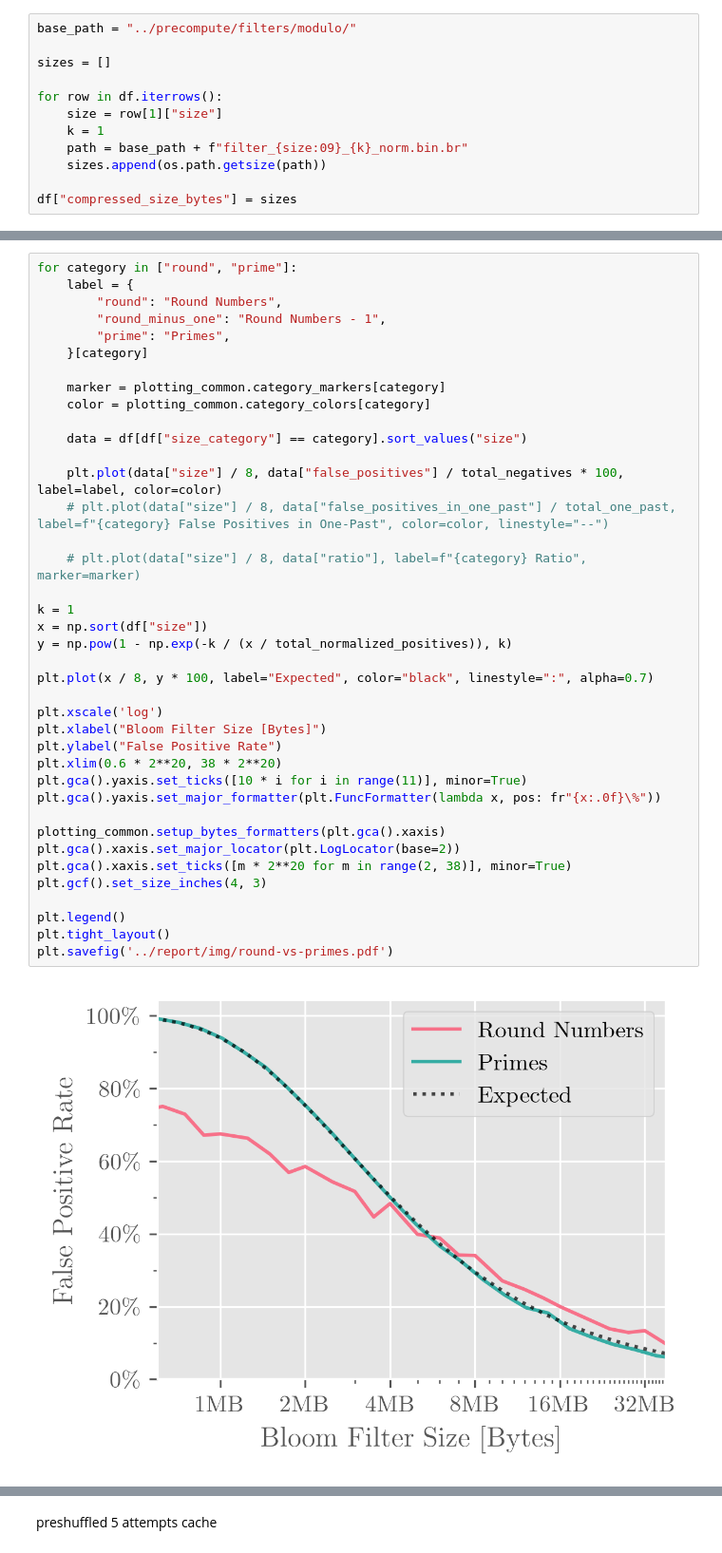
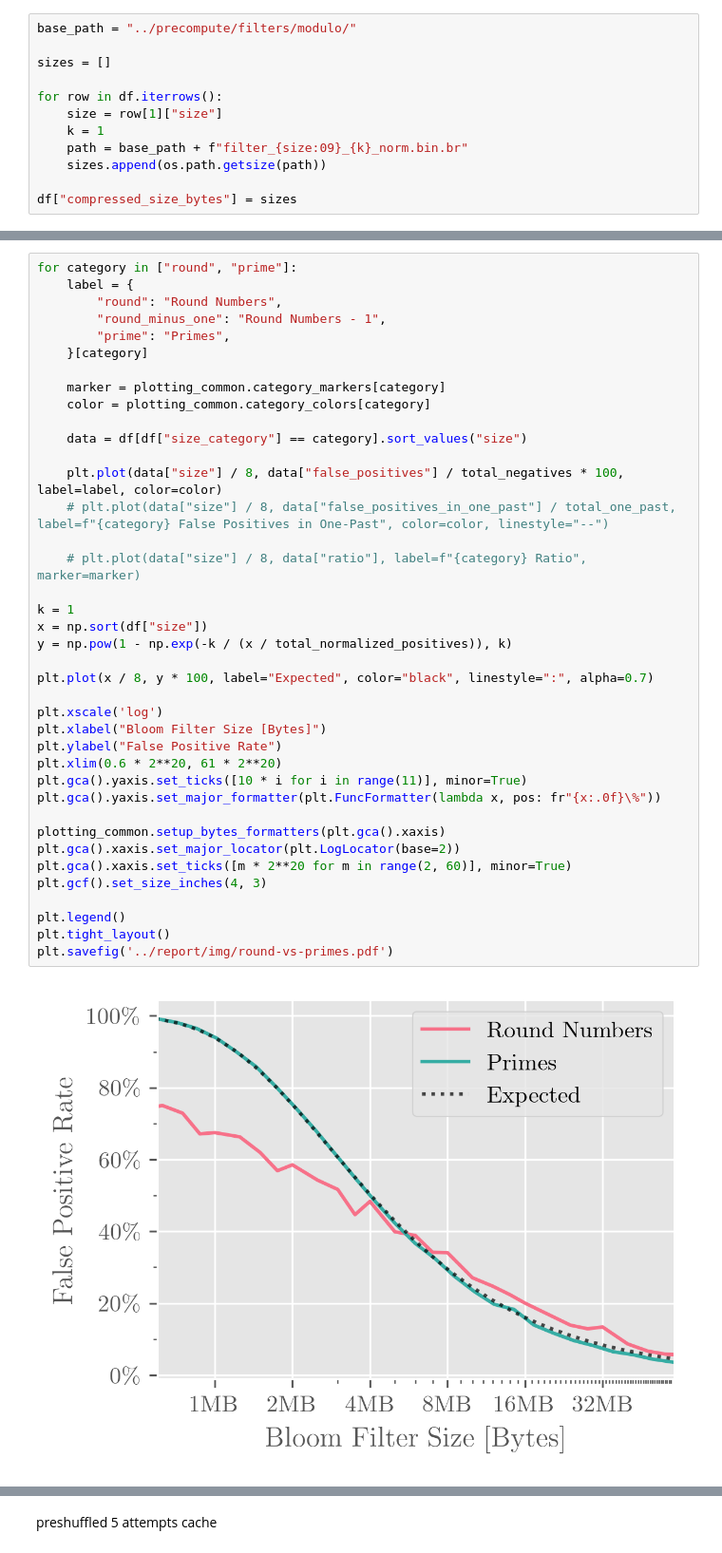
Before and after one commit to Pascal-So/peg-solitaire, a Jupyter notebook: evaluation/main.ipynb, the cells around one changed output, grey strips where cells are left out. Shown at 95% size. Drawn from its saved outputs; the diff is of its cells as text.

```diff
--- a/evaluation/main.ipynb
+++ b/evaluation/main.ipynb
@@ -75,34 +76,34 @@ for category in ["round", "prime"]:
     marker = plotting_common.category_markers[category]
     color = plotting_common.category_colors[category]
 
     data = df[df["size_category"] == category].sort_values("size")
 
     plt.plot(data["size"] / 8, data["false_positives"] / total_negatives * 100, label=label, color=color)
     # plt.plot(data["size"] / 8, data["false_positives_in_one_past"] / total_one_past, label=f"{category} False Positives in One-Past", color=color, linestyle="--")
 
     # plt.plot(data["size"] / 8, data["ratio"], label=f"{category} Ratio", marker=marker)
 
 k = 1
 x = np.sort(df["size"])
 y = np.pow(1 - np.exp(-k / (x / total_normalized_positives)), k)
 
 plt.plot(x / 8, y * 100, label="Expected", color="black", linestyle=":", alpha=0.7)
 
 plt.xscale('log')
 plt.xlabel("Bloom Filter Size [Bytes]")
 plt.ylabel("False Positive Rate")
-plt.xlim(0.6 * 2**20, 38 * 2**20)
+plt.xlim(0.6 * 2**20, 61 * 2**20)
 plt.gca().yaxis.set_ticks([10 * i for i in range(11)], minor=True)
 plt.gca().yaxis.set_major_formatter(plt.FuncFormatter(lambda x, pos: fr"{x:.0f}\%"))
 
 plotting_common.setup_bytes_formatters(plt.gca().xaxis)
 plt.gca().xaxis.set_major_locator(plt.LogLocator(base=2))
-plt.gca().xaxis.set_ticks([m * 2**20 for m in range(2, 38)], minor=True)
+plt.gca().xaxis.set_ticks([m * 2**20 for m in range(2, 60)], minor=True)
 plt.gcf().set_size_inches(4, 3)
 
 plt.legend()
 plt.tight_layout()
 plt.savefig('../report/img/round-vs-primes.pdf')
 # %% [output]
-[figure, old version]
+[figure, new version]
 # %%
```
Also changed, not shown: parts of 24 cells of this notebook, 12 other files.
